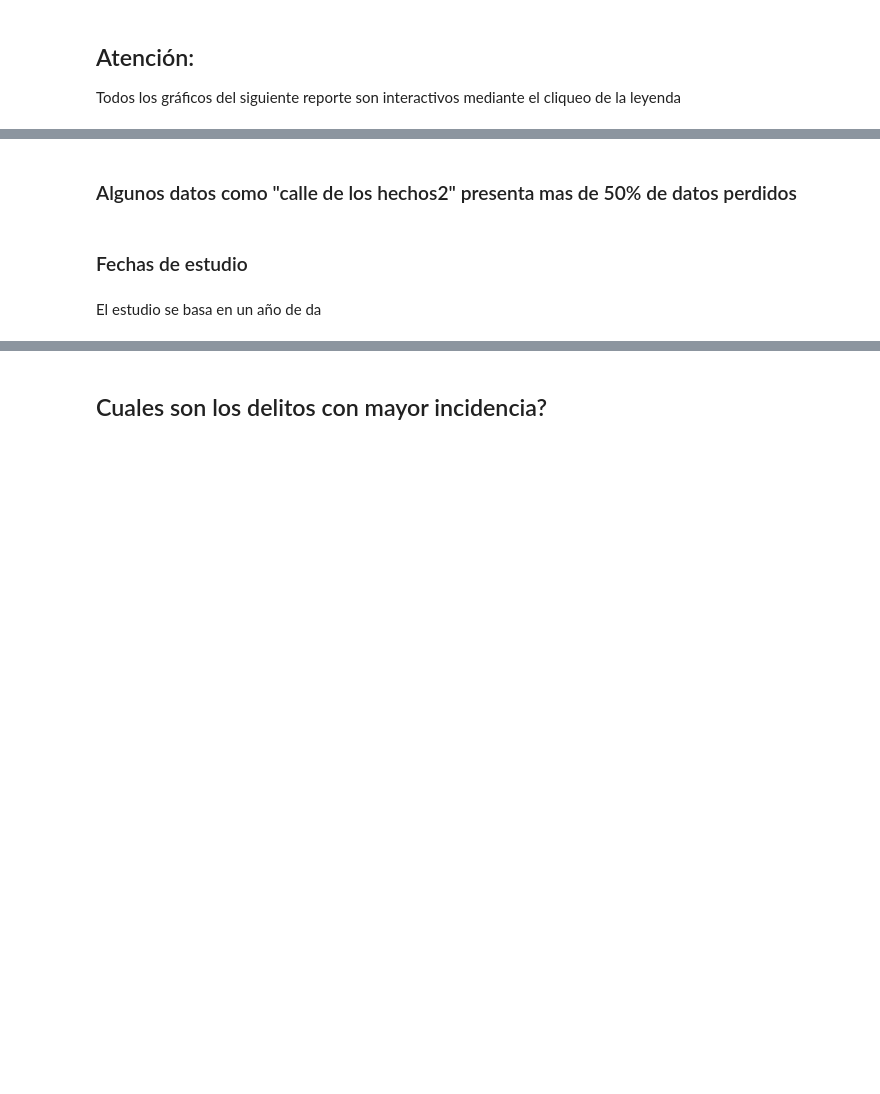
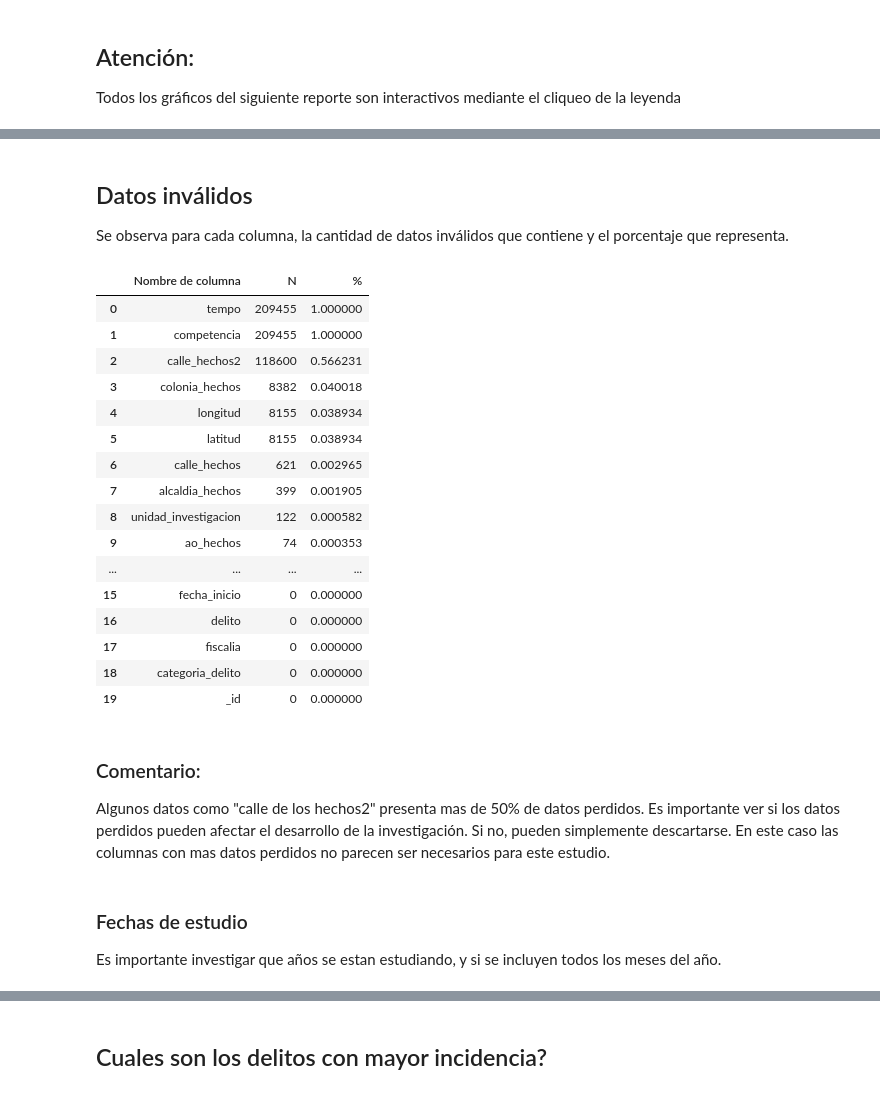
Before and after one commit to siriasadeddin/OPI_TEST, a Jupyter notebook: opi.ipynb, the cells around one changed output, grey strips where cells are left out. Saved outputs shown, nothing was run; the diff lists cells and outputs as text; code cells hidden in the pictures; blank space fills up the shorter version.

```diff
--- a/opi.ipynb
+++ b/opi.ipynb
@@ -75,7 +33,34 @@ dtype: float64
+# %% [markdown]
+## Datos inválidos
+
+Se observa para cada columna, la cantidad de datos inválidos que contiene y el porcentaje que representa.
+# %%
+inv=datos.isna().sum().sort_values(ascending=False)
+pd.DataFrame({"Nombre de columna":inv.index,"N":inv.values,"%":inv.values/len(datos)})
+# %% [output]
+|  | Nombre de columna | N | % |
+| 0 | tempo | 209455 | 1.000000 |
+| 1 | competencia | 209455 | 1.000000 |
+| 2 | calle_hechos2 | 118600 | 0.566231 |
+| 3 | colonia_hechos | 8382 | 0.040018 |
+| 4 | longitud | 8155 | 0.038934 |
+| 5 | latitud | 8155 | 0.038934 |
+| 6 | calle_hechos | 621 | 0.002965 |
+| 7 | alcaldia_hechos | 399 | 0.001905 |
+| 8 | unidad_investigacion | 122 | 0.000582 |
+| 9 | ao_hechos | 74 | 0.000353 |
+| ... | ... | ... | ... |
+| 15 | fecha_inicio | 0 | 0.000000 |
+| 16 | delito | 0 | 0.000000 |
+| 17 | fiscalia | 0 | 0.000000 |
+| 18 | categoria_delito | 0 | 0.000000 |
+| 19 | _id | 0 | 0.000000 |
 # %% [markdown]
-### Algunos datos como "calle de los hechos2" presenta mas de 50% de datos perdidos
+### Comentario:
+
+Algunos datos como "calle de los hechos2" presenta mas de 50% de datos perdidos. Es importante ver si los datos perdidos pueden afectar el desarrollo de la investigación. Si no, pueden simplemente descartarse. En este caso las columnas con mas datos perdidos no parecen ser necesarios para este estudio.
-# %% [markdown]
-### Fechas de estudio
-# %% [markdown]
-El estudio se basa en un año de da
+# %% [markdown]
+### Fechas de estudio
+
+Es importante investigar que años se estan estudiando, y si se incluyen todos los meses del año.
 # %%
```
Also changed, not shown: parts of 70 cells of this notebook.
